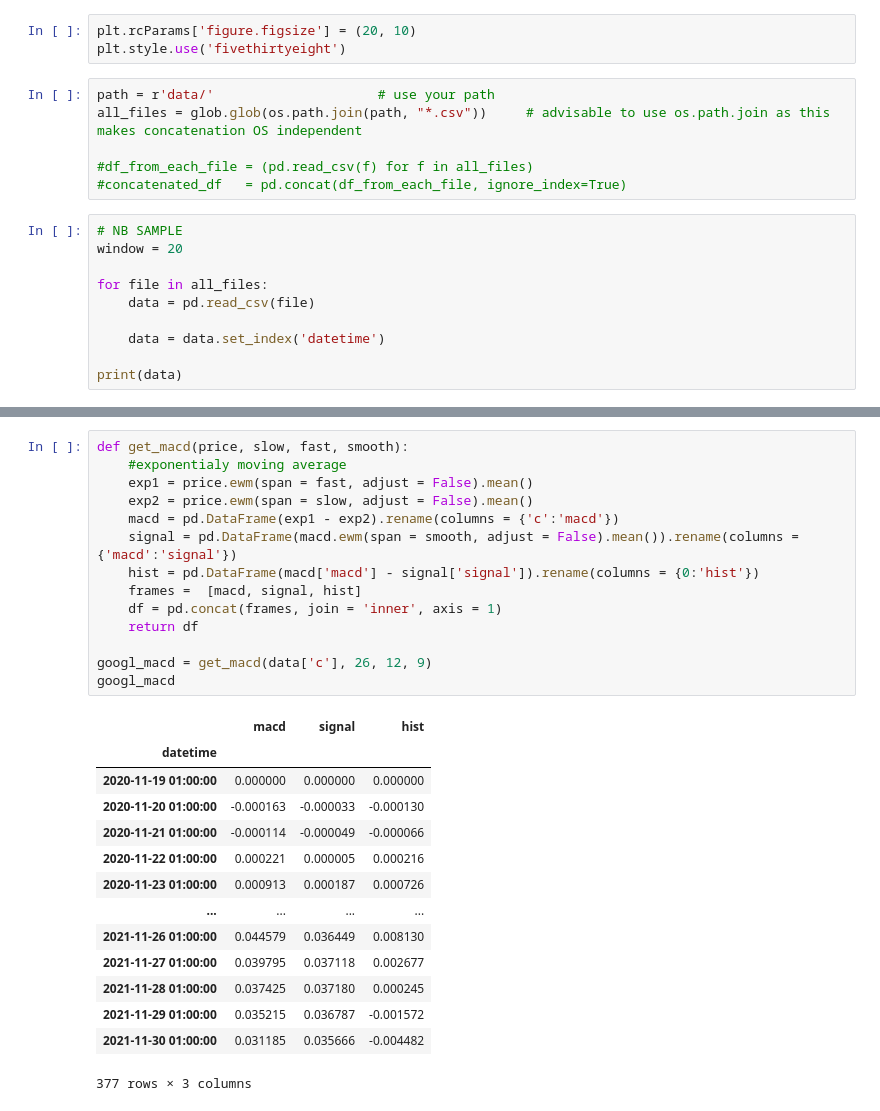
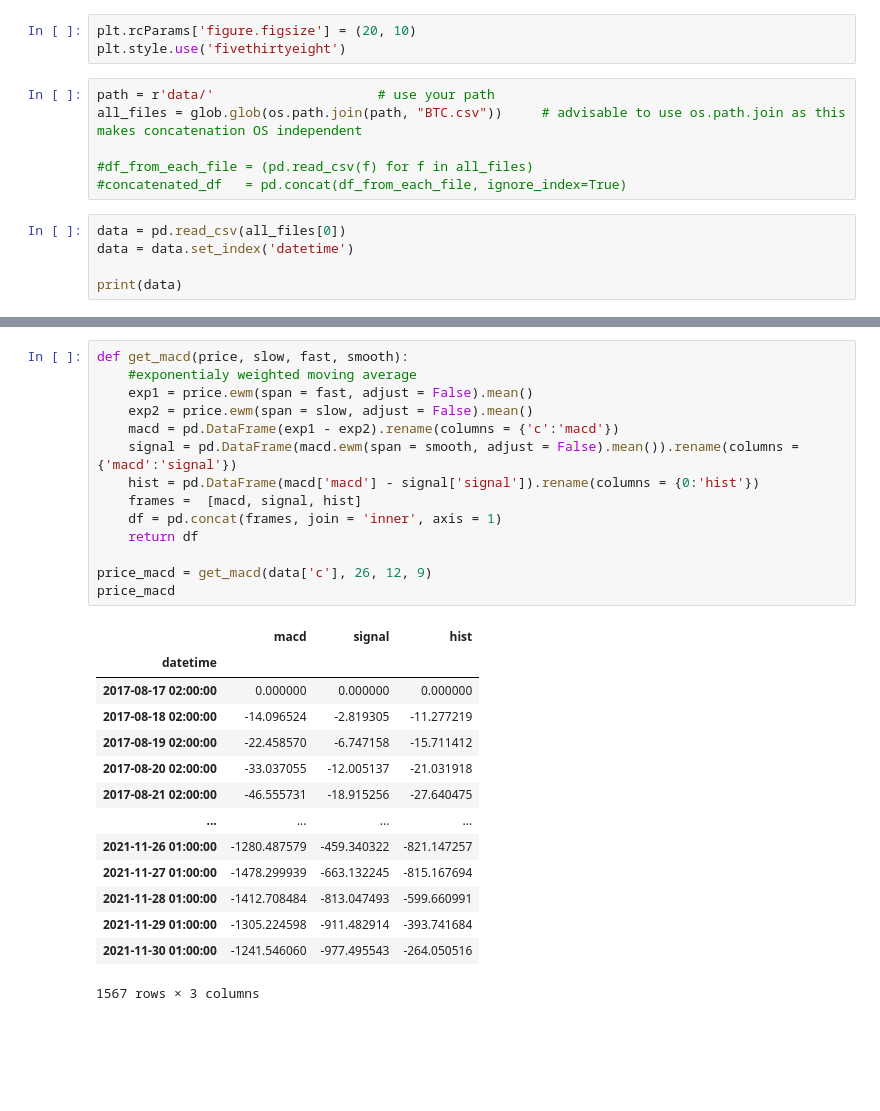
Before and after one commit to UncleBen420/AnSeqData_Crypto_Bot, a Jupyter notebook: MACD.ipynb, the cells around one changed output, grey strips where cells are left out. Drawn from its saved outputs; the diff is of its cells as text; blank space fills up the shorter version.

```diff
--- a/MACD.ipynb
+++ b/MACD.ipynb
@@ -13,18 +13,13 @@ plt.rcParams['figure.figsize'] = (20, 10)
 plt.style.use('fivethirtyeight')
 # %%
 path = r'data/'                     # use your path
-all_files = glob.glob(os.path.join(path, "*.csv"))     # advisable to use os.path.join as this makes concatenation OS independent
+all_files = glob.glob(os.path.join(path, "BTC.csv"))     # advisable to use os.path.join as this makes concatenation OS independent
 
 #df_from_each_file = (pd.read_csv(f) for f in all_files)
 #concatenated_df   = pd.concat(df_from_each_file, ignore_index=True)
 # %%
-# NB SAMPLE
-window = 20
-
-for file in all_files:
-    data = pd.read_csv(file)
-
-    data = data.set_index('datetime')
+data = pd.read_csv(all_files[0])
+data = data.set_index('datetime')
 
 print(data)
 # %% [output]
@@ -65,32 +41,32 @@ FileNotFoundError: [Errno 2] No such file or directory: 'api_key.txt'
 # %%
 def get_macd(price, slow, fast, smooth):
-    #exponentialy moving average
+    #exponentialy weighted moving average
     exp1 = price.ewm(span = fast, adjust = False).mean()
     exp2 = price.ewm(span = slow, adjust = False).mean()
     macd = pd.DataFrame(exp1 - exp2).rename(columns = {'c':'macd'})
     signal = pd.DataFrame(macd.ewm(span = smooth, adjust = False).mean()).rename(columns = {'macd':'signal'})
     hist = pd.DataFrame(macd['macd'] - signal['signal']).rename(columns = {0:'hist'})
     frames =  [macd, signal, hist]
     df = pd.concat(frames, join = 'inner', axis = 1)
     return df
 
-googl_macd = get_macd(data['c'], 26, 12, 9)
-googl_macd
+price_macd = get_macd(data['c'], 26, 12, 9)
+price_macd
 # %% [output]
 |  | macd | signal | hist |
 | datetime |  |  |  |
-| 2020-11-19 01:00:00 | 0.000000 | 0.000000 | 0.000000 |
-| 2020-11-20 01:00:00 | -0.000163 | -0.000033 | -0.000130 |
-| 2020-11-21 01:00:00 | -0.000114 | -0.000049 | -0.000066 |
-| 2020-11-22 01:00:00 | 0.000221 | 0.000005 | 0.000216 |
-| 2020-11-23 01:00:00 | 0.000913 | 0.000187 | 0.000726 |
+| 2017-08-17 02:00:00 | 0.000000 | 0.000000 | 0.000000 |
+| 2017-08-18 02:00:00 | -14.096524 | -2.819305 | -11.277219 |
+| 2017-08-19 02:00:00 | -22.458570 | -6.747158 | -15.711412 |
+| 2017-08-20 02:00:00 | -33.037055 | -12.005137 | -21.031918 |
+| 2017-08-21 02:00:00 | -46.555731 | -18.915256 | -27.640475 |
 | ... | ... | ... | ... |
-| 2021-11-26 01:00:00 | 0.044579 | 0.036449 | 0.008130 |
-| 2021-11-27 01:00:00 | 0.039795 | 0.037118 | 0.002677 |
-| 2021-11-28 01:00:00 | 0.037425 | 0.037180 | 0.000245 |
-| 2021-11-29 01:00:00 | 0.035215 | 0.036787 | -0.001572 |
-| 2021-11-30 01:00:00 | 0.031185 | 0.035666 | -0.004482 |
+| 2021-11-26 01:00:00 | -1280.487579 | -459.340322 | -821.147257 |
+| 2021-11-27 01:00:00 | -1478.299939 | -663.132245 | -815.167694 |
+| 2021-11-28 01:00:00 | -1412.708484 | -813.047493 | -599.660991 |
+| 2021-11-29 01:00:00 | -1305.224598 | -911.482914 | -393.741684 |
+| 2021-11-30 01:00:00 | -1241.546060 | -977.495543 | -264.050516 |
-377 rows × 3 columns
+1567 rows × 3 columns
 # %%
 def plot_macd(prices, macd, signal, hist):
     ax1 = plt.subplot2grid((8,1), (0,0), rowspan = 5, colspan = 1)
```
Also changed, not shown: parts of 8 cells of this notebook, 3 other files.
